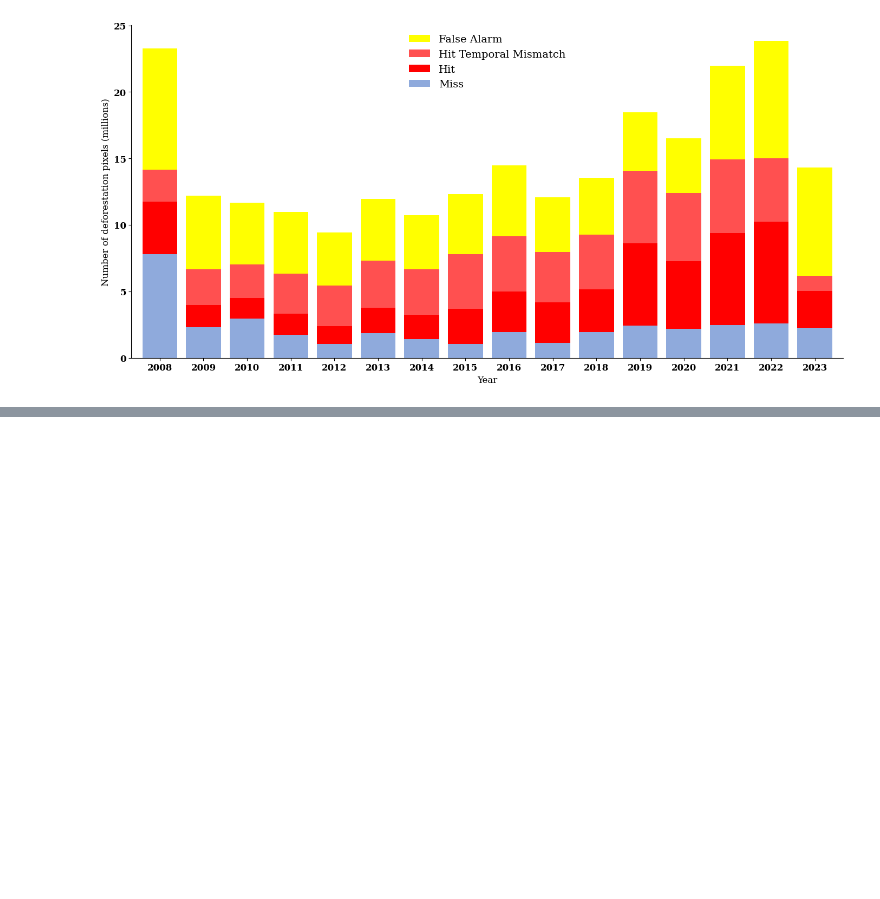
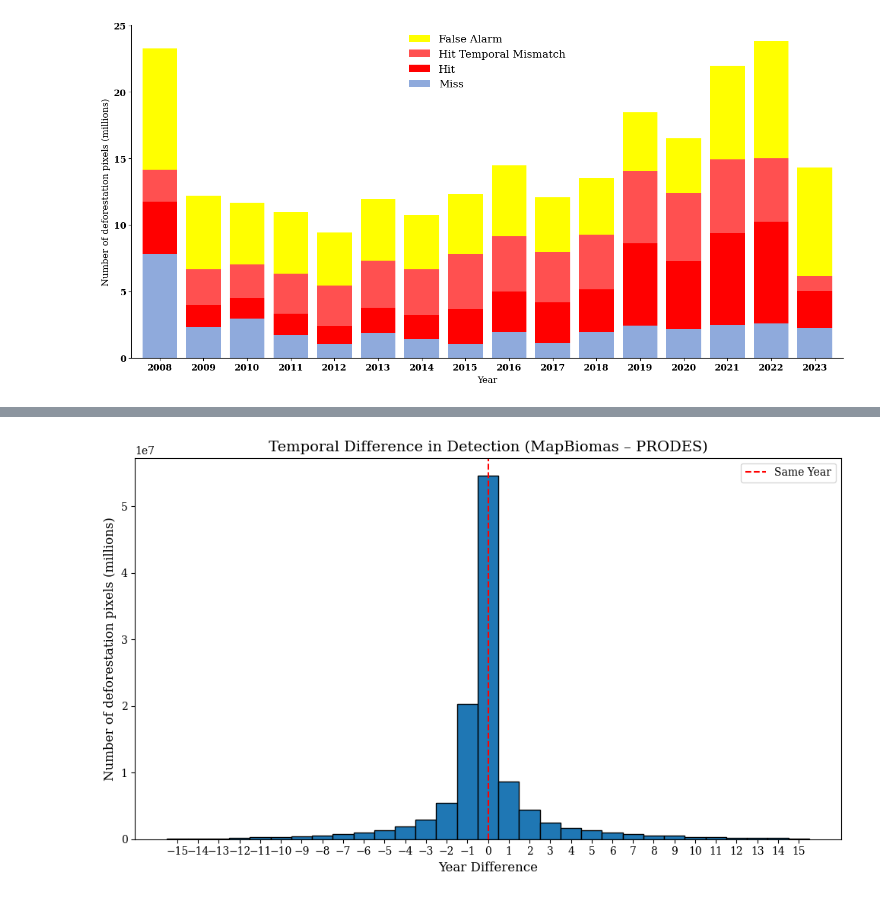
Before and after one commit to antoniovfonseca/compare-deforestation-maps, a Jupyter notebook: falseAlarm_analyses.ipynb, the cells around one changed output, grey strips where cells are left out. Saved outputs shown, nothing was run; the diff lists cells and outputs as text; code cells hidden in the pictures; blank space fills up the shorter version.

```diff
--- a/falseAlarm_analyses.ipynb
+++ b/falseAlarm_analyses.ipynb
@@ -465,0 +467,53 @@ plt.show()
+# %%
+import numpy as np
+
+# 1) Filter false alarms where PRODES also detected, but in a different year
+mismatch = df[(df['classification'] == 'False Alarm') & (df['prodes_year'] != 0)]
+
+# 2) Build an array of year‐difference values for mismatches, repeated by pixel count
+mismatch_diffs = np.repeat(
+    mismatch['false_alarm_detail'].astype(int).values,
+    mismatch['Count'].values
+)
+
+# 3) Filter “hits” (same‐year detections)
+hits = df[df['classification'] == 'Hit']
+
+# 4) Build an array of zeros for hits (year‐difference = 0), repeated by pixel count
+hit_diffs = np.zeros(hits['Count'].sum(), dtype=int)
+
+# 5) Combine hits and mismatches into one array
+diff_values = np.concatenate([hit_diffs, mismatch_diffs])
+
+# create integer‐centered bins
+bins = np.arange(diff_values.min() - 0.5,
+                 diff_values.max() + 1.5,
+                 1)
+
+plt.figure(figsize=(10, 6))
+plt.hist(diff_values,
+         bins=bins,
+         edgecolor='black')
+
+# put ticks exactly at the integers
+plt.xticks(np.arange(diff_values.min(), diff_values.max() + 1, 1))
+
+plt.title('Temporal Difference in Detection (MapBiomas – PRODES)', fontsize=14)
+plt.xlabel('Year Difference', fontsize=12)
+# plt.ylabel('Number of Pixels', fontsize=12)
+plt.ylabel("Number of deforestation pixels (millions)", fontsize=12)
+ax.yaxis.set_major_formatter(
+    mtick.FuncFormatter(lambda x, _: f"{x*1e-6:.0f}")
+)
+
+ax.spines['top'].set_visible(False)
+ax.spines['right'].set_visible(False)
+
+# vertical line at 0
+plt.axvline(0, color='red', linestyle='--', label='Same Year')
+plt.legend()
+
+plt.tight_layout()
+plt.show()
+# %% [output]
+[figure, added]
```
Also changed, not shown: parts of 2 cells of this notebook.
